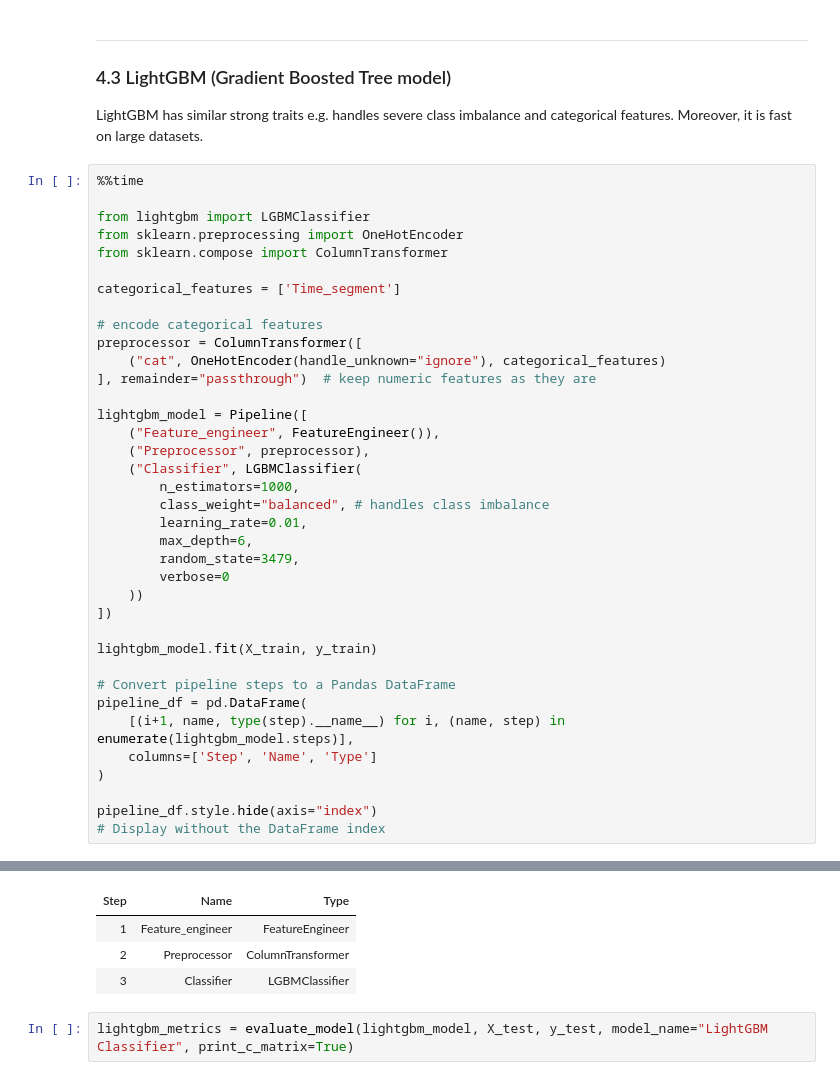
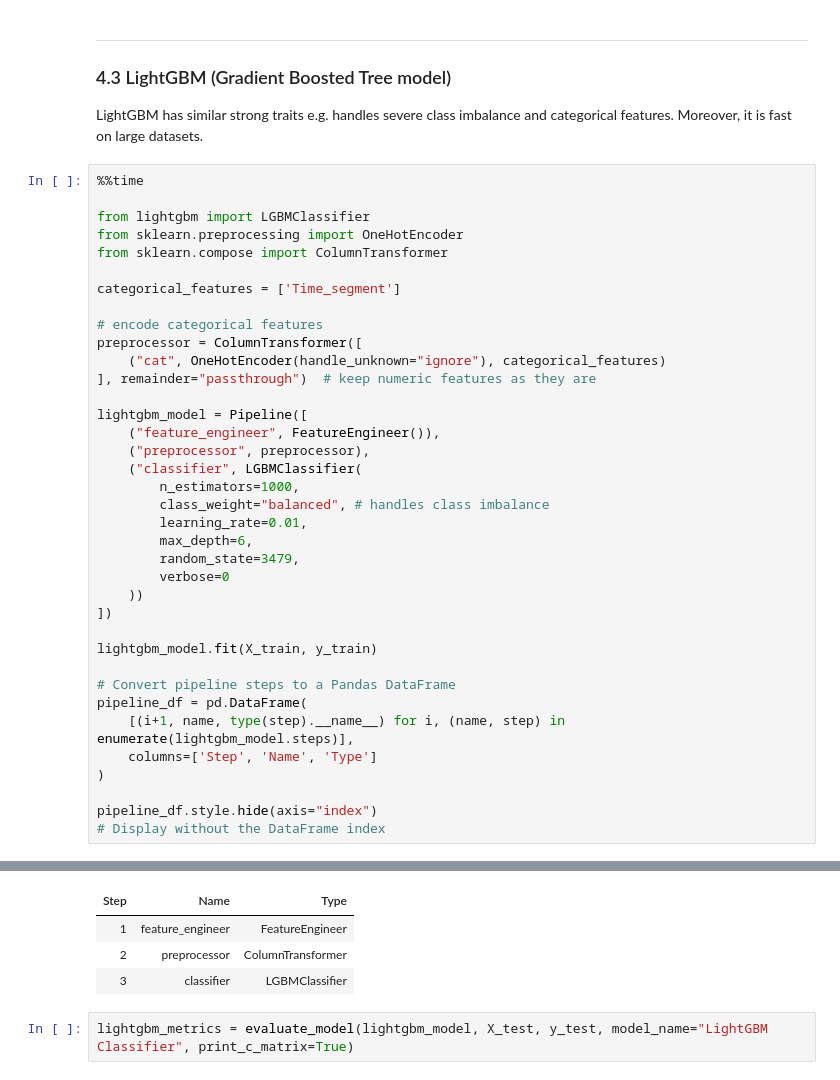
Before and after one commit to muhannad-imam/fraud-risk-modeling, a Jupyter notebook: notebooks/04_modeling.ipynb, the cells around one changed output, grey strips where cells are left out. Drawn from its saved outputs; the diff is of its cells as text.

```diff
--- a/notebooks/04_modeling.ipynb
+++ b/notebooks/04_modeling.ipynb
@@ -190,9 +190,9 @@ preprocessor = ColumnTransformer([
 ], remainder="passthrough")  # keep numeric features as they are
 
 lightgbm_model = Pipeline([
-    ("Feature_engineer", FeatureEngineer()),
-    ("Preprocessor", preprocessor),
-    ("Classifier", LGBMClassifier(
+    ("feature_engineer", FeatureEngineer()),
+    ("preprocessor", preprocessor),
+    ("classifier", LGBMClassifier(
         n_estimators=1000,
         class_weight="balanced", # handles class imbalance
         learning_rate=0.01,
@@ -218,7 +218,7 @@ Wall time: 6.46 s
 | Step | Name | Type |
-| 1 | Feature_engineer | FeatureEngineer |
-| 2 | Preprocessor | ColumnTransformer |
-| 3 | Classifier | LGBMClassifier |
+| 1 | feature_engineer | FeatureEngineer |
+| 2 | preprocessor | ColumnTransformer |
+| 3 | classifier | LGBMClassifier |
 # %%
 lightgbm_metrics = evaluate_model(lightgbm_model, X_test, y_test, model_name="LightGBM Classifier", print_c_matrix=True)
 # %% [output]
```
Also changed, not shown: parts of 9 cells of this notebook, 1 other file.
